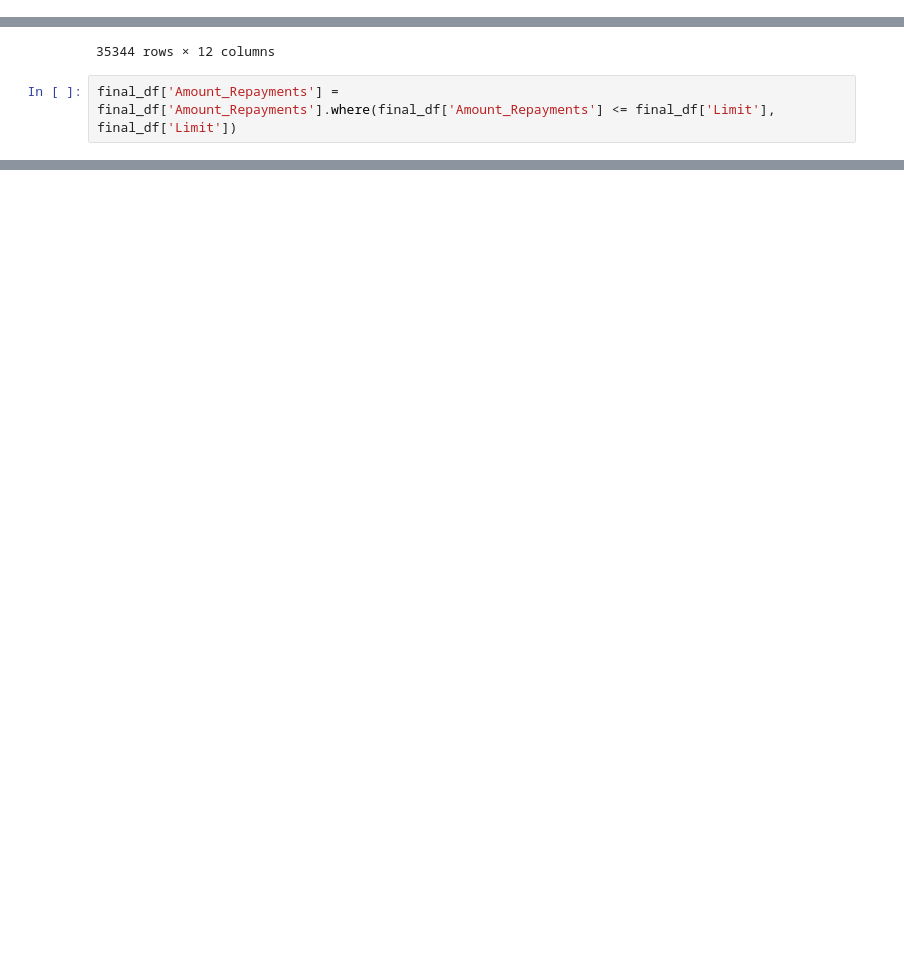
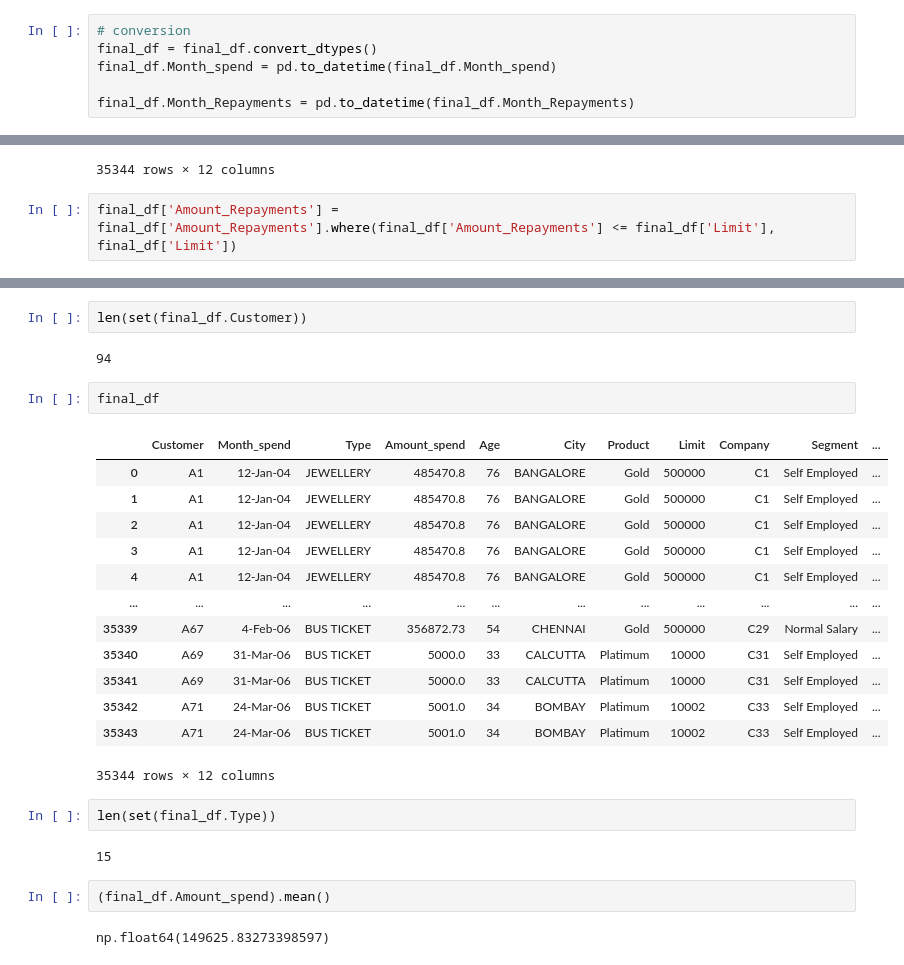
Before and after one commit to Adi46878/credit-risk-and-spending-analysis, a Jupyter notebook: Credit_risk_analysis.ipynb, the cells around one changed output, grey strips where cells are left out. Drawn from its saved outputs; the diff is of its cells as text; blank space fills up the shorter version.

Commit message:
Changed month_time and month_repayment to datetime format and converted the data types of the columns to their appropriate types. Also, capped the amount of repayments to the limit of the credit card.

```diff
--- a/Credit_risk_analysis.ipynb
+++ b/Credit_risk_analysis.ipynb
@@ -69,3 +69,9 @@ spendDF
 temp_df = pd.merge(left= spendDF, right = Customer_acqDF, left_on= 'Customer', right_on='Customer',how = 'inner')
 
 final_df = pd.merge(temp_df, RepaymentsDF, how= 'inner', on= 'Customer', suffixes=['_spend', '_Repayments' ])
+# %%
+# conversion
+final_df = final_df.convert_dtypes()
+final_df.Month_spend = pd.to_datetime(final_df.Month_spend)
+
+final_df.Month_Repayments = pd.to_datetime(final_df.Month_Repayments)
@@ -110 +142,29 @@ final_df
 35344 rows × 12 columns
+# %%
+len(set(final_df.Customer))
+# %% [output]
+94
+# %%
+final_df
+# %% [output]
+|  | Customer | Month_spend | Type | Amount_spend | Age | City | Product | Limit | Company | Segment | ... |
+| 0 | A1 | 12-Jan-04 | JEWELLERY | 485470.8 | 76 | BANGALORE | Gold | 500000 | C1 | Self Employed | ... |
+| 1 | A1 | 12-Jan-04 | JEWELLERY | 485470.8 | 76 | BANGALORE | Gold | 500000 | C1 | Self Employed | ... |
+| 2 | A1 | 12-Jan-04 | JEWELLERY | 485470.8 | 76 | BANGALORE | Gold | 500000 | C1 | Self Employed | ... |
+| 3 | A1 | 12-Jan-04 | JEWELLERY | 485470.8 | 76 | BANGALORE | Gold | 500000 | C1 | Self Employed | ... |
+| 4 | A1 | 12-Jan-04 | JEWELLERY | 485470.8 | 76 | BANGALORE | Gold | 500000 | C1 | Self Employed | ... |
+| ... | ... | ... | ... | ... | ... | ... | ... | ... | ... | ... | ... |
+| 35339 | A67 | 4-Feb-06 | BUS TICKET | 356872.73 | 54 | CHENNAI | Gold | 500000 | C29 | Normal Salary | ... |
+| 35340 | A69 | 31-Mar-06 | BUS TICKET | 5000.0 | 33 | CALCUTTA | Platimum | 10000 | C31 | Self Employed | ... |
+| 35341 | A69 | 31-Mar-06 | BUS TICKET | 5000.0 | 33 | CALCUTTA | Platimum | 10000 | C31 | Self Employed | ... |
+| 35342 | A71 | 24-Mar-06 | BUS TICKET | 5001.0 | 34 | BOMBAY | Platimum | 10002 | C33 | Self Employed | ... |
+| 35343 | A71 | 24-Mar-06 | BUS TICKET | 5001.0 | 34 | BOMBAY | Platimum | 10002 | C33 | Self Employed | ... |
+35344 rows × 12 columns
+# %%
+len(set(final_df.Type))
+# %% [output]
+15
+# %%
+(final_df.Amount_spend).mean()
+# %% [output]
+np.float64(149625.83273398597)
```
Also changed, not shown: parts of 4 cells of this notebook.
